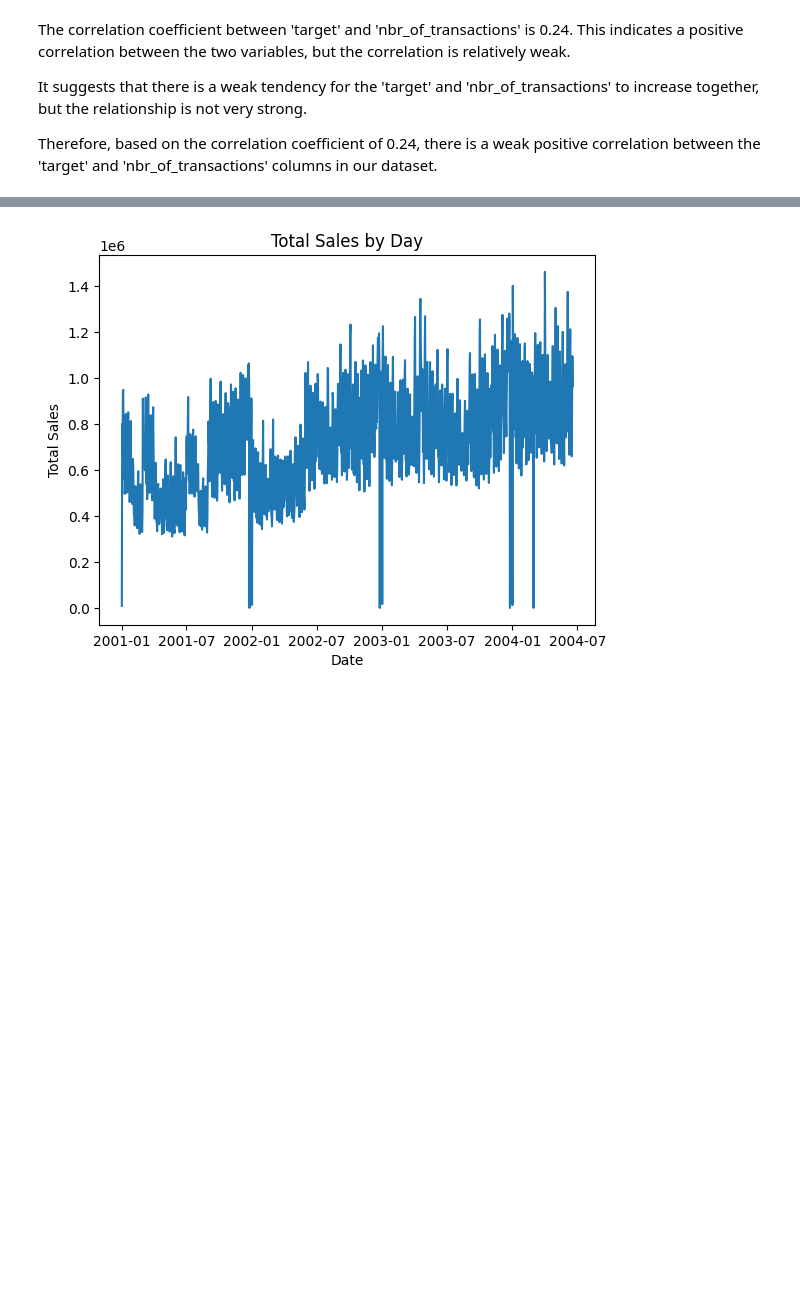
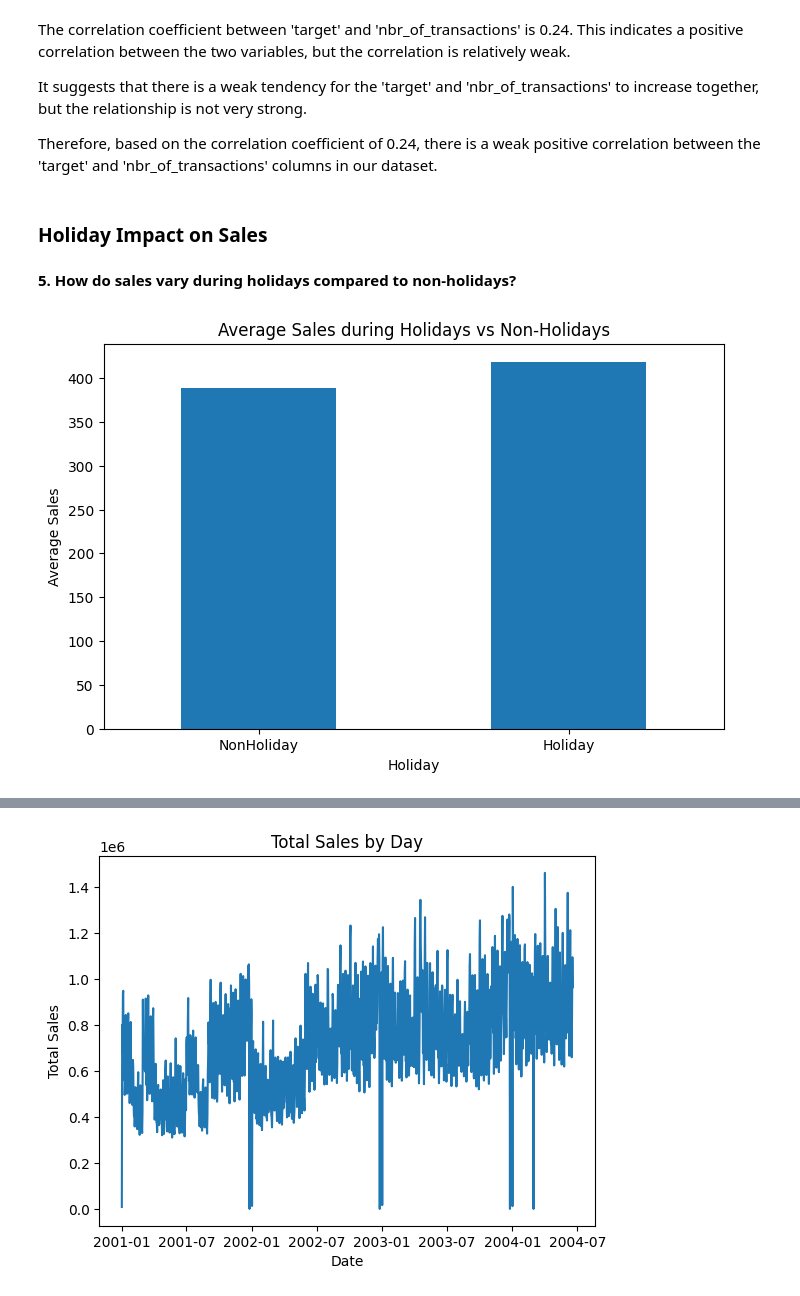
Before and after one commit to Gilbert-B/Forecasting-Sales, a Jupyter notebook: notebook/Sales_Forecast.ipynb, the cells around one changed output, grey strips where cells are left out. Saved outputs shown, nothing was run; the diff lists cells and outputs as text; code cells hidden in the pictures; blank space fills up the shorter version.

```diff
--- a/notebook/Sales_Forecast.ipynb
+++ b/notebook/Sales_Forecast.ipynb
@@ -817,3 +862,18 @@ The correlation coefficient between 'target' and 'nbr_of_transactions' is 0.24.
 It suggests that there is a weak tendency for the 'target' and 'nbr_of_transactions' to increase together, but the relationship is not very strong.
 
 Therefore, based on the correlation coefficient of 0.24, there is a weak positive correlation between the 'target' and 'nbr_of_transactions' columns in our dataset.
+# %% [markdown]
+### Holiday Impact on Sales
+# %% [markdown]
+**5. How do sales vary during holidays compared to non-holidays?**
+# %%
+holiday_sales = indexedtrain.groupby('Holiday')['target'].mean()
+holiday_sales = holiday_sales.rename(index={0: 'NonHoliday', 1: 'Holiday'})
+
+holiday_sales.plot(kind='bar', figsize=(8, 5))
+plt.ylabel('Average Sales')
+plt.title('Average Sales during Holidays vs Non-Holidays')
+plt.xticks(rotation='horizontal')  # Rotate x-axis labels horizontally
+plt.show()
+# %% [output]
+[figure, added]
```
Also changed, not shown: parts of 41 cells of this notebook, 1 other file.
